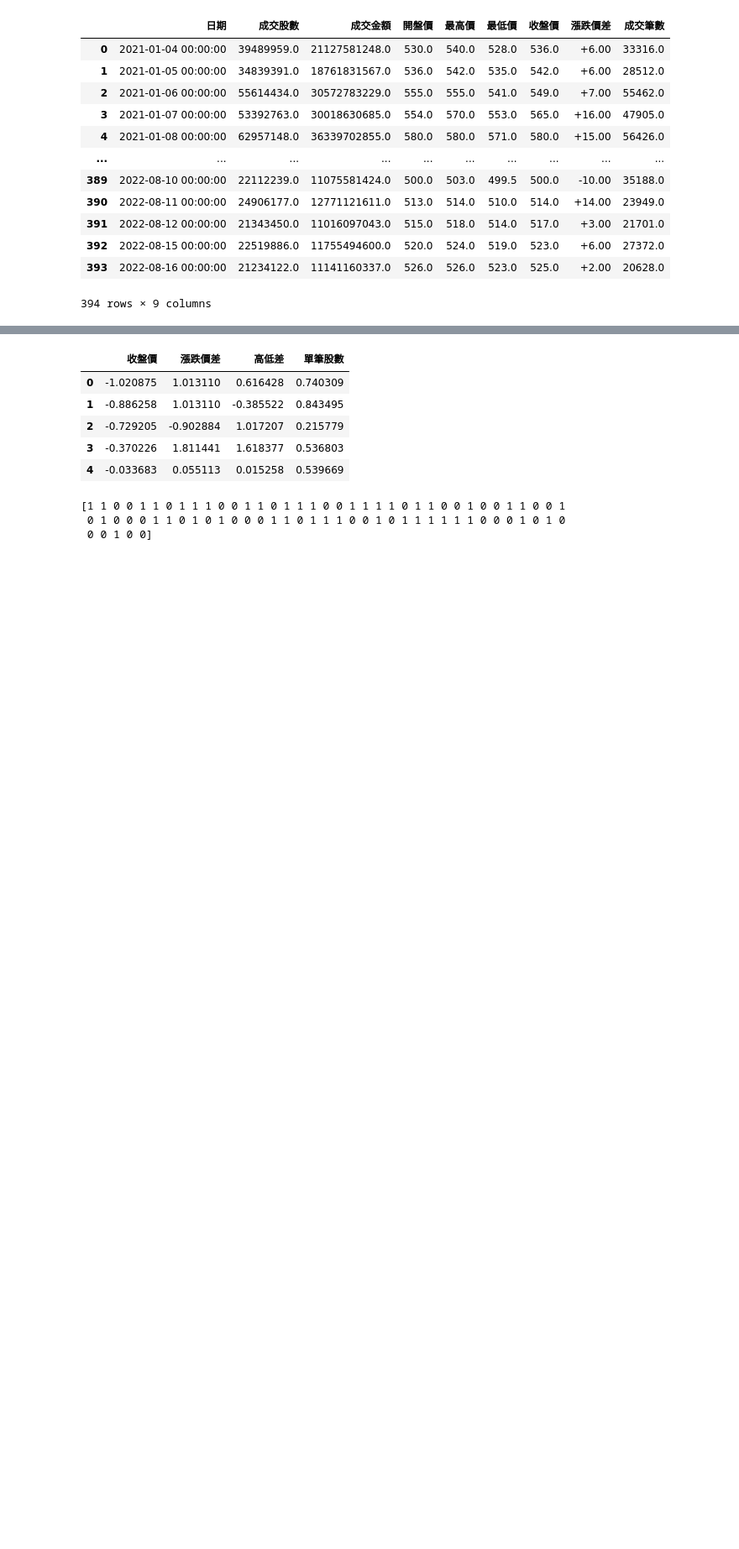
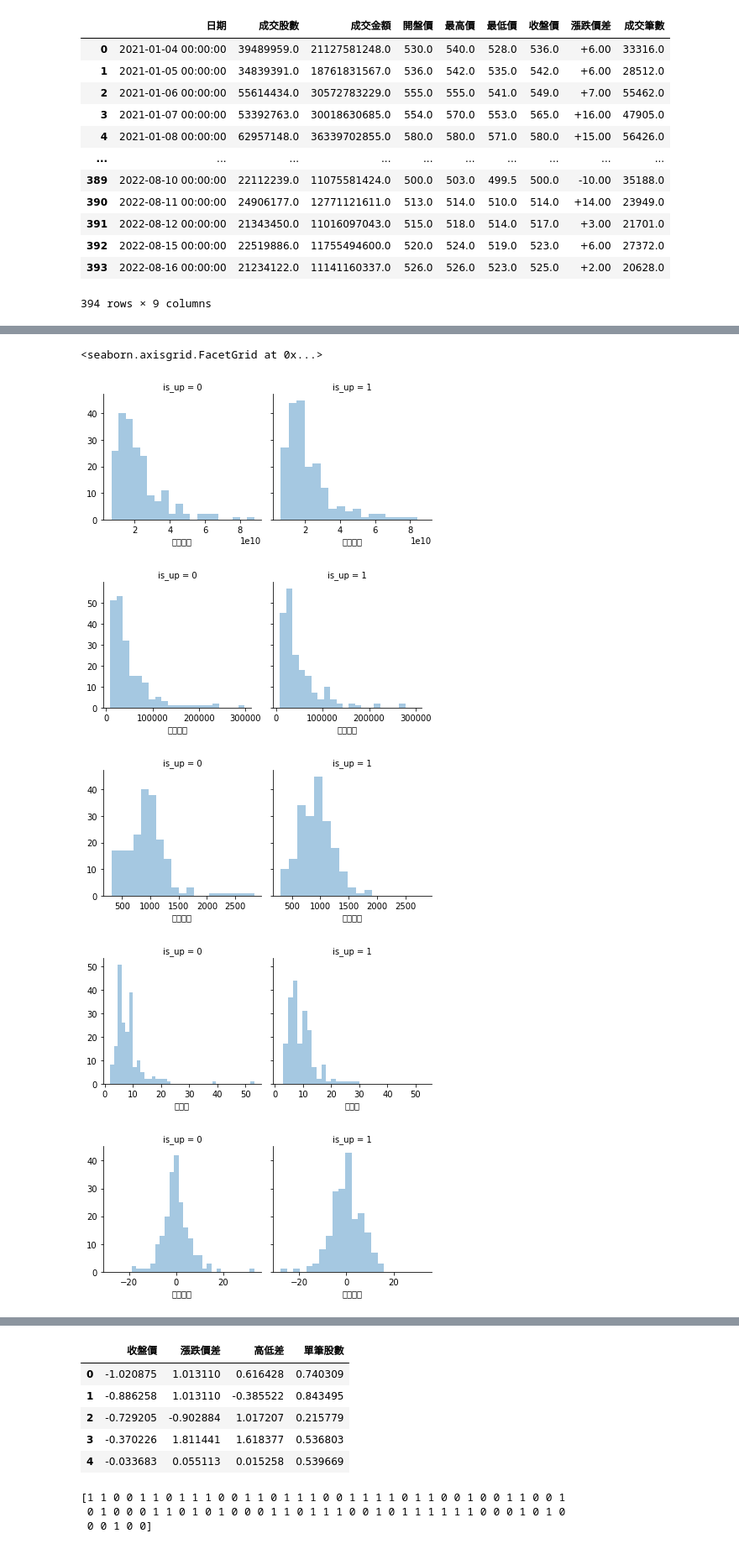
Before and after one commit to TaylorShiehUSI/Github-Colab-test, a Jupyter notebook: 20220814_2230.ipynb, the cells around one changed output, grey strips where cells are left out. Shown at 84% size. Drawn from its saved outputs; the diff is of its cells as text; code cells hidden in the pictures; blank space fills up the shorter version.

```diff
--- a/20220814_2230.ipynb
+++ b/20220814_2230.ipynb
@@ -91,4 +91,32 @@ stock_df.head()
 | 2 | 2021-01-06 00:00:00 | 55614434.0 | 30572783229.0 | 555.0 | 555.0 | 541.0 | 549.0 | -6 | 55462.0 | 1 | 14 | ... |
 | 3 | 2021-01-07 00:00:00 | 53392763.0 | 30018630685.0 | 554.0 | 570.0 | 553.0 | 565.0 | 11 | 47905.0 | 1 | 17 | ... |
 | 4 | 2021-01-08 00:00:00 | 62957148.0 | 36339702855.0 | 580.0 | 580.0 | 571.0 | 580.0 | 0 | 56426.0 | 0 | 9 | ... |
+# %%
+# Stock Data Exploring
+import matplotlib.pyplot as plt
+import seaborn as sns
+%matplotlib inline
+pd.options.mode.chained_assignment = None
+
+g = sns.FacetGrid(stock_df, col='is_up')
+g.map(sns.distplot, '成交金額',kde=False )
+
+g = sns.FacetGrid(stock_df, col='is_up')
+g.map(sns.distplot, '成交筆數',kde=False )
+
+g = sns.FacetGrid(stock_df, col='is_up')
+g.map(sns.distplot, '單筆股數',kde=False )
+
+g = sns.FacetGrid(stock_df, col='is_up')
+g.map(sns.distplot, '高低差', kde=False)
+
+g = sns.FacetGrid(stock_df, col='is_up')
+g.map(sns.distplot, '漲跌價差', kde=False)
+# %% [output]
+<seaborn.axisgrid.FacetGrid at 0x...>
+[figure, added]
+[figure, added]
+[figure, added]
+[figure, added]
+[figure, added]
 # %%
```
Also changed, not shown: parts of 1 cell of this notebook.
